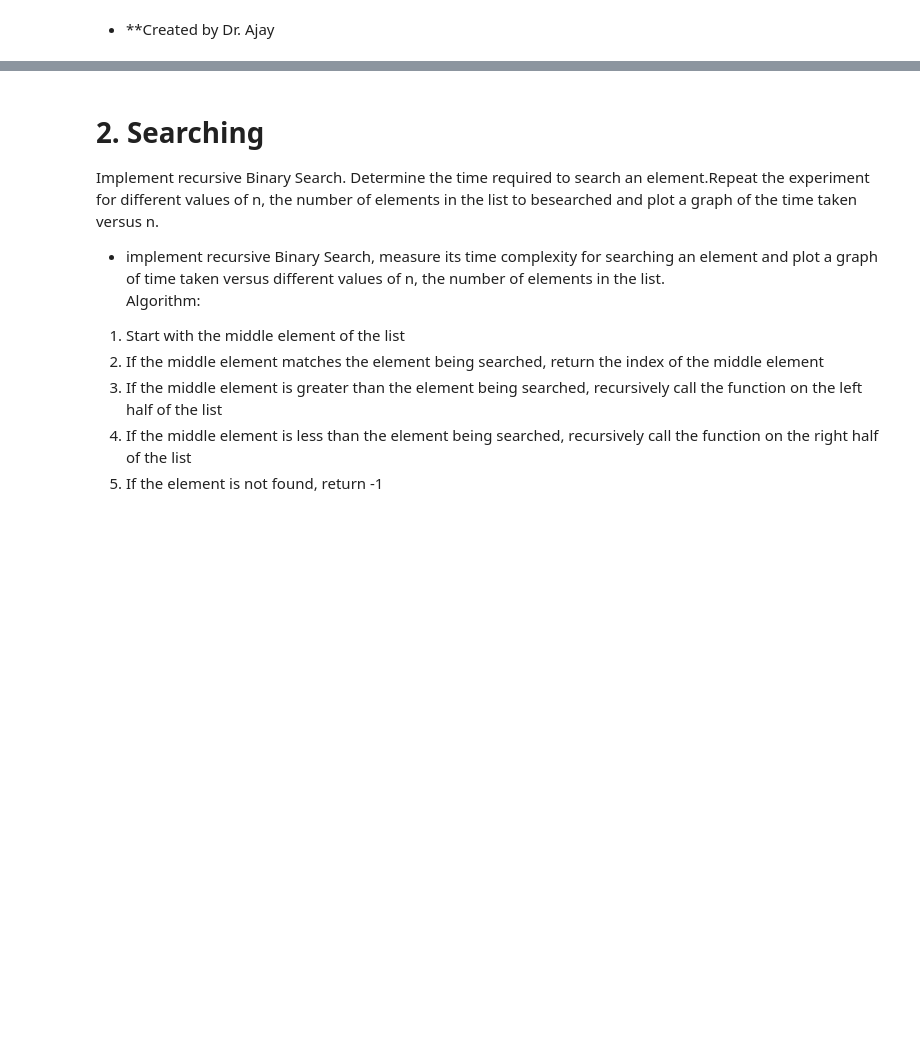
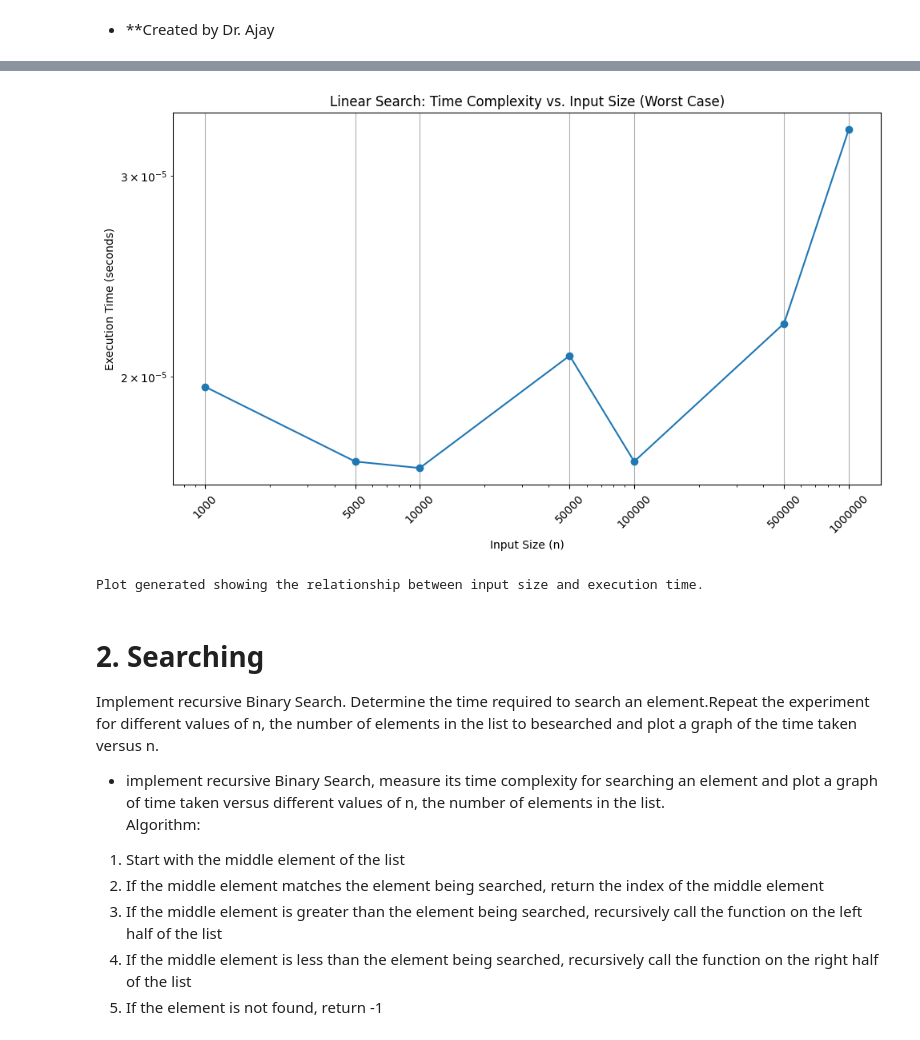
Before and after one commit to mazak-patra/ALGO, a Jupyter notebook: searching.ipynb, the cells around one changed output, grey strips where cells are left out. Drawn from its saved outputs; the diff is of its cells as text; code cells hidden in the pictures; blank space fills up the shorter version.

```diff
--- a/searching.ipynb
+++ b/searching.ipynb
@@ -88,3 +16,31 @@ n=100000: Target Present Time = 0.8235 ms, Target Absent Time = 5.6630 ms
+# %%
+# write code for Linear Search and plot a graph to visualize the relationship between time taken and input size
+
+import matplotlib.pyplot as plt
+
+def linear_search(data_list, target_element):
+
+    for i in range(len(data_list)):
+        if data_list[i] == target_element:
+            return i
+    return -1
+
+plt.figure(figsize=(10, 6))
+plt.plot(input_sizes, execution_times, marker='o', linestyle='-')
+plt.title('Linear Search: Time Complexity vs. Input Size (Worst Case)')
+plt.xlabel('Input Size (n)')
+plt.ylabel('Execution Time (seconds)')
+plt.grid(True)
+plt.xscale('log')
+plt.yscale('log')
+plt.xticks(input_sizes, labels=[str(n) for n in input_sizes], rotation=45)
+plt.tight_layout()
+plt.show()
+
+print("Plot generated showing the relationship between input size and execution time.")
+# %% [output]
+[figure, added]
+Plot generated showing the relationship between input size and execution time.
 # %% [markdown]
 # 2. Searching
 Implement recursive Binary Search. Determine the time required to search an element.Repeat the experiment for different values of n, the number of elements in the list to besearched and plot a graph of the time taken versus n.
```
Also changed, not shown: parts of 11 cells of this notebook.
